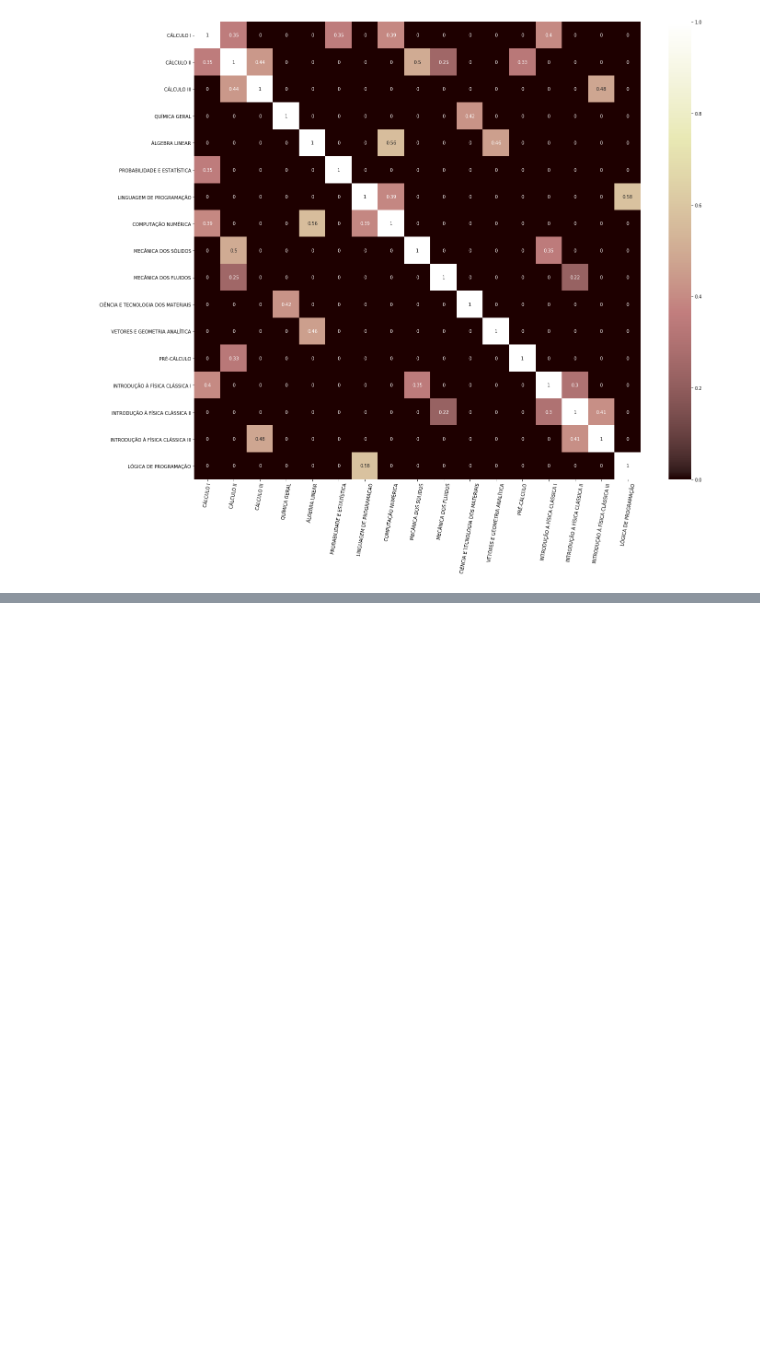
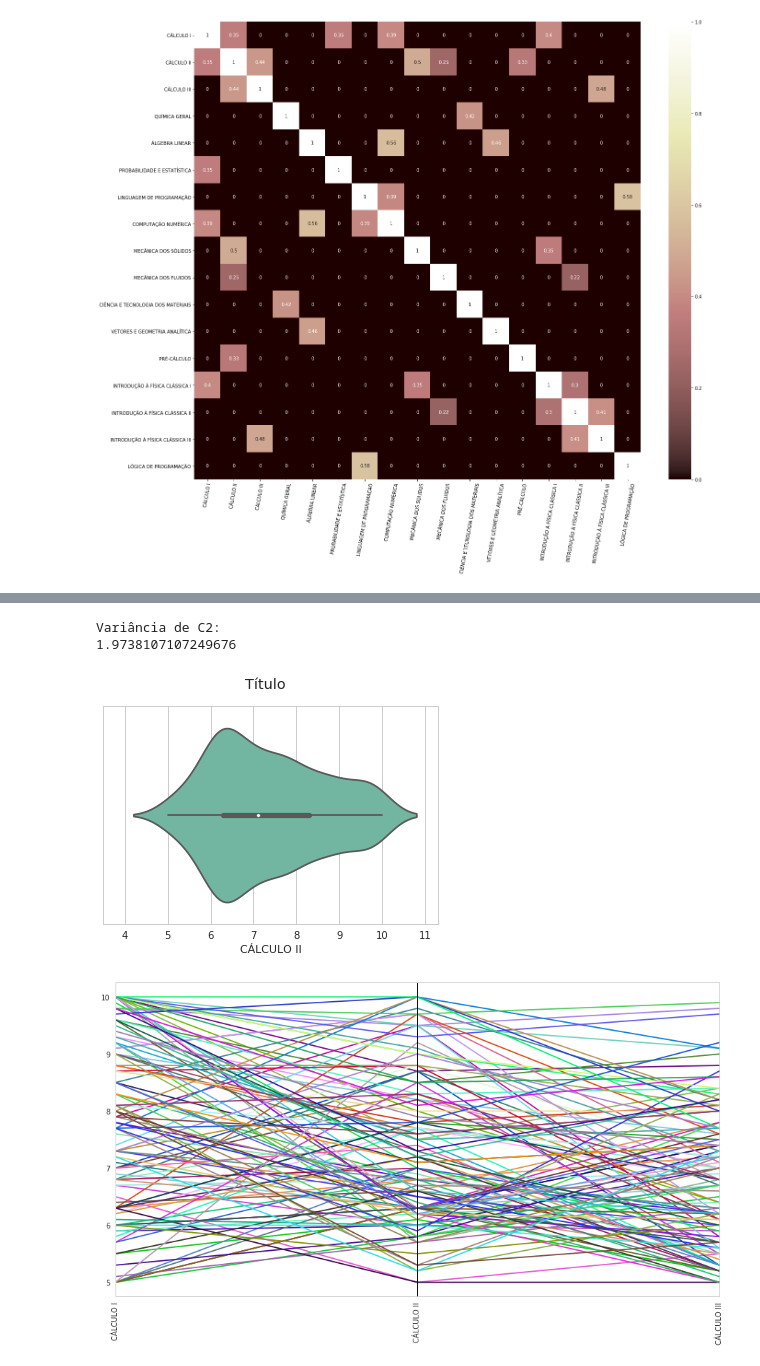
Before and after one commit to AndressaStefany/UFRN-data-analysis, a Jupyter notebook: correlacao.ipynb, the cells around one changed output, grey strips where cells are left out. Drawn from its saved outputs; the diff is of its cells as text; code cells hidden in the pictures; blank space fills up the shorter version.

```diff
--- a/correlacao.ipynb
+++ b/correlacao.ipynb
@@ -597,0 +763,34 @@ sns_plot.get_figure().savefig('corr_mec.png')
+# %%
+def amostragem (data, titulo):
+    fig = plt.figure()
+    fig.suptitle(titulo)
+    graf = sns.violinplot(data, palette="Set2",bw=.3)
+    graf.set(xlim=(3.5, 11.3))
+# %%
+def variancia (data):
+    media = data.mean()
+    soma = 0
+    soma += ((data.map(int)-media) ** 2).sum()
+    variancia = soma / (len(data)-1)
+
+    return variancia
+# %%
+def grafico_coordParalel(dataFrame,coluna):
+    plt.figure(figsize=(15,8))
+    eixo = plt.gca()
+    parallel_coordinates(frame=dataFrame, class_column=coluna, ax=eixo)
+    plt.xticks(rotation=90)
+    eixo.legend_.remove()
+# %%
+amostragem(df_correrteste['CÁLCULO II'], 'Título')
+
+print("Variância de C2:")
+print(variancia(df_correrteste['CÁLCULO II']))
+
+coluninhas = ['discente','CÁLCULO I', 'CÁLCULO II', 'CÁLCULO III']
+grafico_coordParalel(df_correrteste[coluninhas], 'discente')
+# %% [output]
+Variância de C2:
+1.9738107107249676
+[figure, added]
+[figure, added]
```
Also changed, not shown: parts of 8 cells of this notebook.
